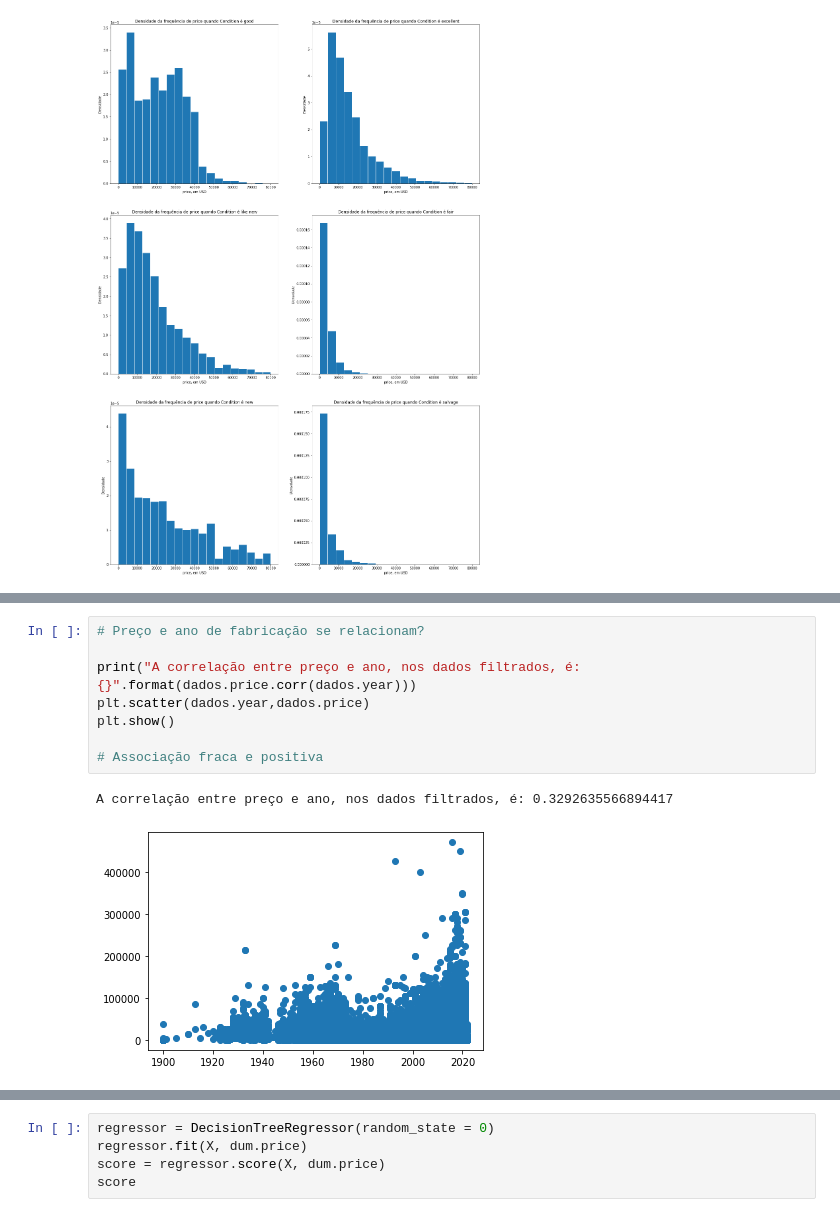
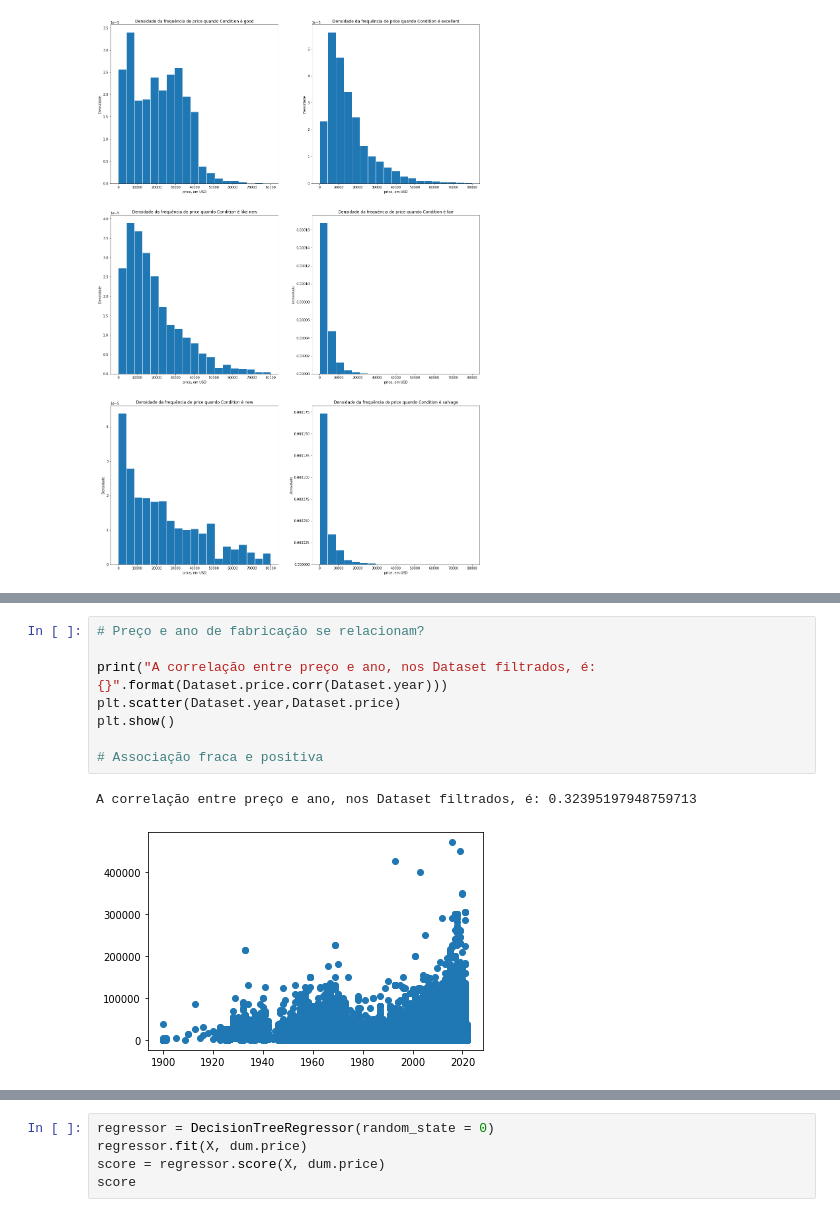
Before and after one commit to MekhyW/Car-Resell-Price-Predictor, a Jupyter notebook: Predictor.ipynb, the cells around one changed output, grey strips where cells are left out. Drawn from its saved outputs; the diff is of its cells as text.

```diff
--- a/Predictor.ipynb
+++ b/Predictor.ipynb
@@ -169,14 +168,14 @@ Name: transmission, dtype: float64
 # %%
 # Preço e ano de fabricação se relacionam?
 
-print("A correlação entre preço e ano, nos dados filtrados, é: {}".format(dados.price.corr(dados.year)))
-plt.scatter(dados.year,dados.price)
+print("A correlação entre preço e ano, nos Dataset filtrados, é: {}".format(Dataset.price.corr(Dataset.year)))
+plt.scatter(Dataset.year,Dataset.price)
 plt.show()
 
 # Associação fraca e positiva
 # %% [output]
-A correlação entre preço e ano, nos dados filtrados, é: 0.3292635566894417
+A correlação entre preço e ano, nos Dataset filtrados, é: 0.32395197948759713
-[figure, old version]
+[figure, new version]
 # %%
 dum = pd.get_dummies(Dataset, drop_first=False, columns=['year', 'title_status', 'condition', 'transmission', 'cylinders', 'fuel', 'type', 'paint_color', 'manufacturer', 'drive', 'size'])
 
```
Also changed, not shown: parts of 9 cells of this notebook.
